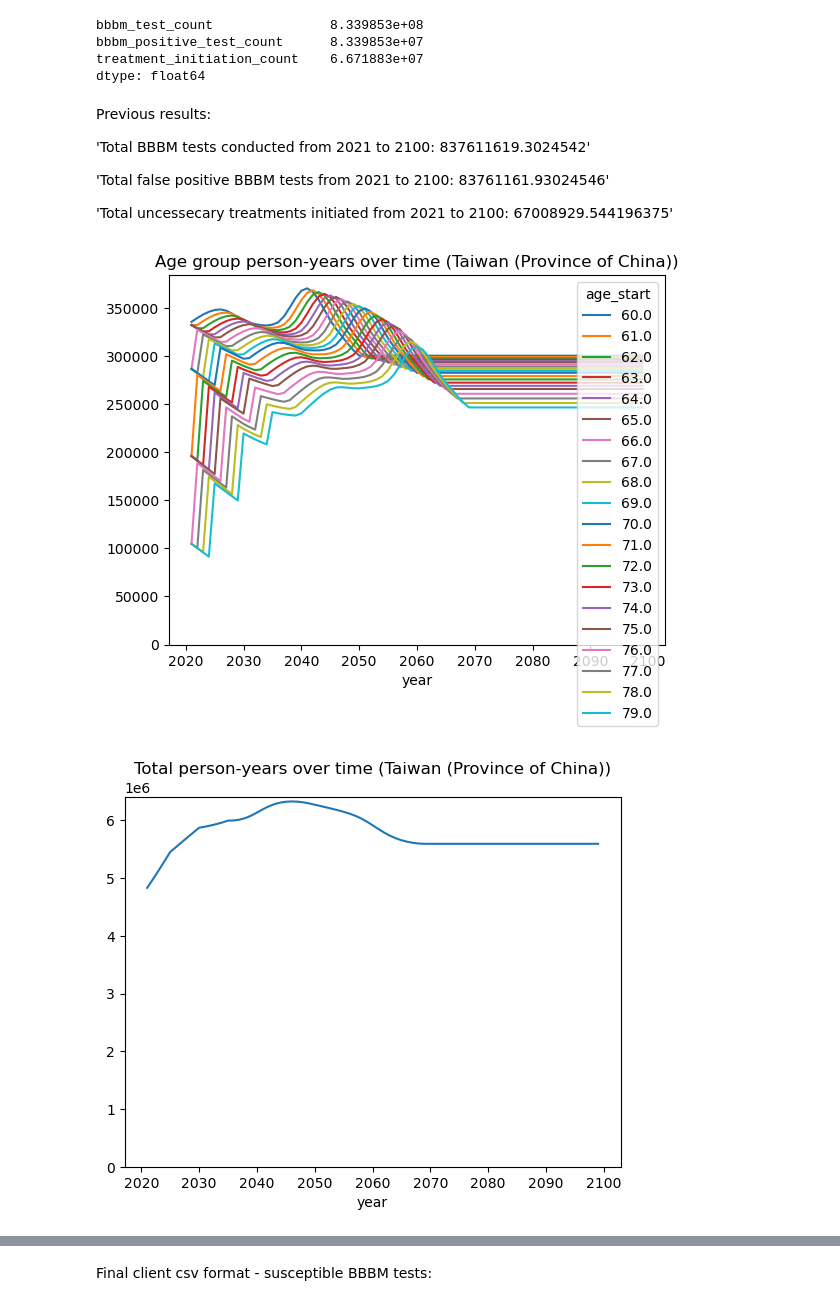
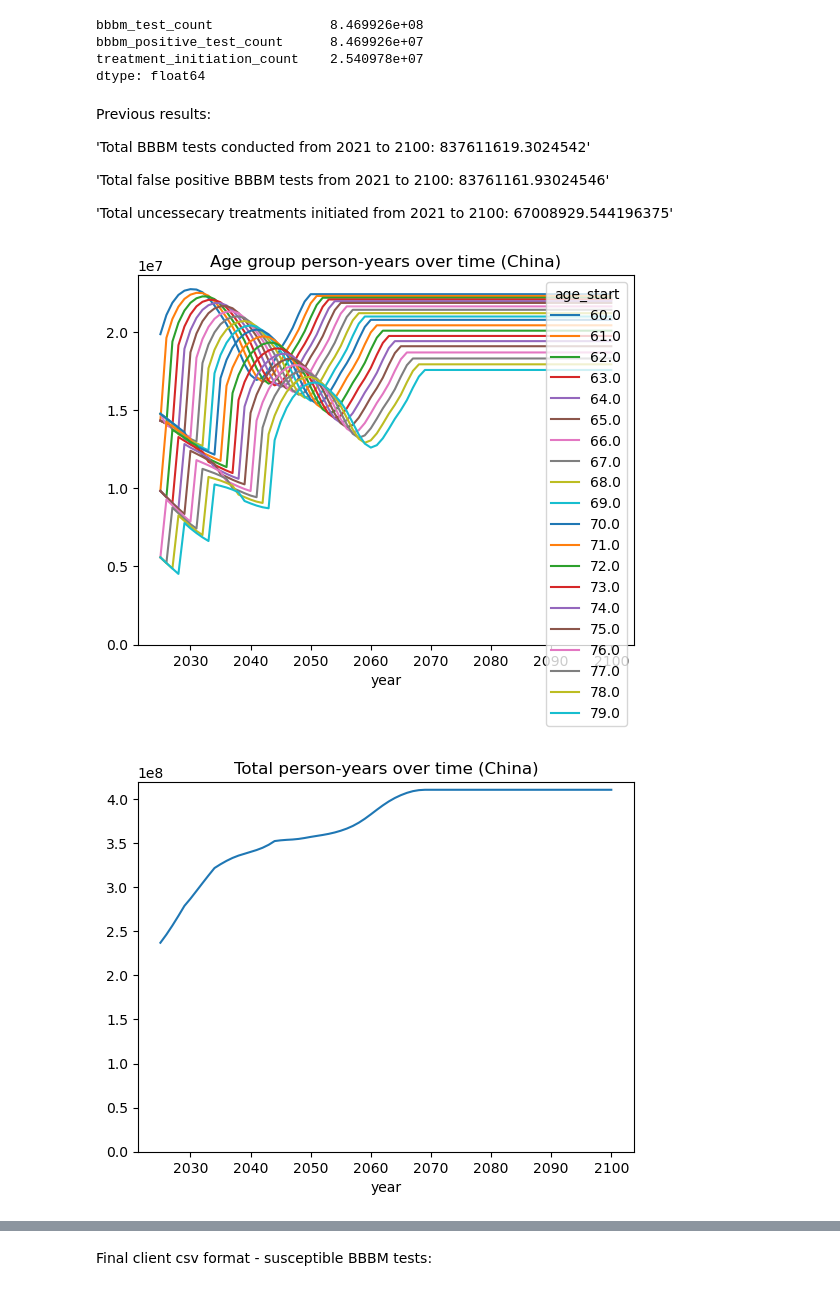
Before and after one commit to ihmeuw/vivarium_research_alzheimers, a Jupyter notebook: outside_sim_calculations/multistate_testing_treatment_table.ipynb, the cells around one changed output, grey strips where cells are left out. Cells and saved outputs as stored; diff of their text form; code cells hidden in the pictures.

```diff
--- a/outside_sim_calculations/multistate_testing_treatment_table.ipynb
+++ b/outside_sim_calculations/multistate_testing_treatment_table.ipynb
@@ -23,8 +23,8 @@ TIME_STEP_YEARS = 1
 GBD_AGE_GROUP_YEARS = 5
 TIME_STEPS_PER_AGE_GROUP = GBD_AGE_GROUP_YEARS / TIME_STEP_YEARS
 
-SIM_START = 2021
-SIM_END = 2100
+SIM_START = 2025
+SIM_END = 2101
 
 _location = "United States of America"
 ARTIFACTS_DIR = (
@@ -46,13 +46,13 @@ VARIABLE_TREATMENT_INITIATION_RATES = [
 ]
 
 US_TREATMENT_INITIATION_RATES = [
-    (2030, 0.8),
-    (SIM_END, 0.8),
+    (2030, 0.3),
+    (SIM_END, 0.3),
 ]
 
 JAPAN_TREATMENT_INITIATION_RATES = [
-    (2030, 0.3),
-    (SIM_END, 0.3),
+    (2030, 0.8),
+    (SIM_END, 0.8),
 ]
 
 TREATMENT_INITIATION_RATES_LOOKUP = {
@@ -470,9 +470,9 @@ pt_output_final.loc["United States of America"].groupby(
     ["year", "sex", "age_group"]
 ).mean().sum()
 # %% [output]
-bbbm_test_count               8.339853e+08
-bbbm_positive_test_count      8.339853e+07
-treatment_initiation_count    6.671883e+07
+bbbm_test_count               8.469926e+08
+bbbm_positive_test_count      8.469926e+07
+treatment_initiation_count    2.540978e+07
 dtype: float64
 # %% [markdown]
 Previous results:
@@ -491,7 +491,7 @@ def show_plot(title: str, location: str):
     plt.show()
 
 
-plot_loc = LOCATIONS[9]
+plot_loc = LOCATIONS[2]
 pt = pt_output[pt_output["location"] == plot_loc]
 
 pop_cols = ["over_thresh", "neg_0ya", "neg_1ya", "neg_2ya", "pos"]
@@ -507,32 +507,32 @@ pt.groupby(["year"]).sum()["total_pop"].plot()
 show_plot("Total person-years over time", plot_loc)
 
 pt.groupby(["year"]).sum()[
     ["deaths", "exits_to_sim", "incidence", "age_outs", "total_out"]
 ].plot()
 show_plot("Population columns person-years over time", plot_loc)
 
 pt.groupby(["year"]).sum()[pop_cols].plot()
 show_plot("Population table components person-years over time", plot_loc)
 
 pt.groupby(["year"]).sum()[
     ["to_test", "new_tests", "new_pos_tests", "incident_tests"]
 ].plot()
 show_plot("Tests over time", plot_loc)
 
 tmp = pt.groupby(["year"]).sum()
 (tmp["new_tests"] / tmp["total_pop"]).plot()
 show_plot("Tests per person year over time", plot_loc)
 
 pt.groupby(["year"]).sum()[
     [
         "treatment_initiated",
         "treatment_not_initiated",
         "treatment_completed",
         "treatment_discontinued",
         "new_pos_tests",
     ]
 ].plot()
 show_plot("Treatment observers", plot_loc)
 # %% [output]
-[figure, old version]
+[figure, new version]
-[figure, old version]
+[figure, new version]
```
Also changed, not shown: parts of 8 cells of this notebook, 3 other files.
